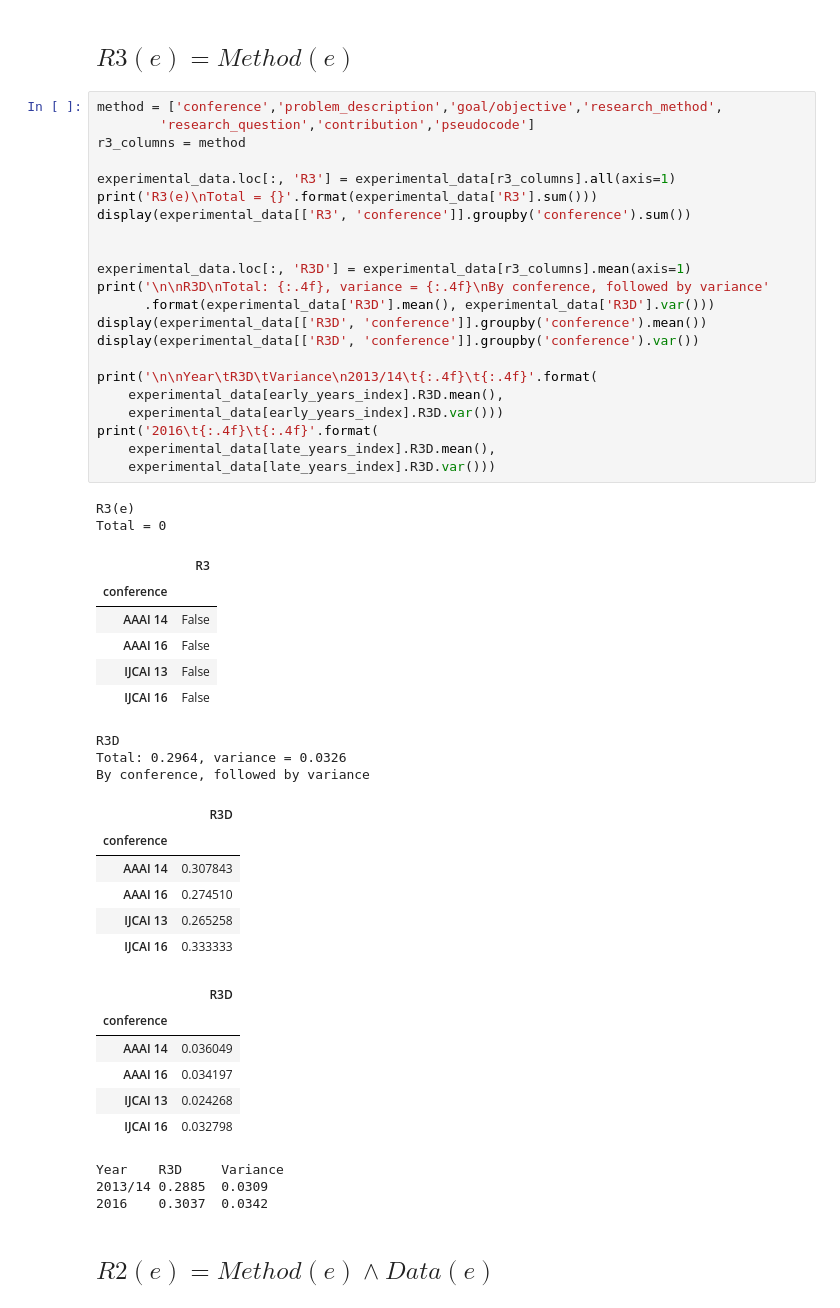
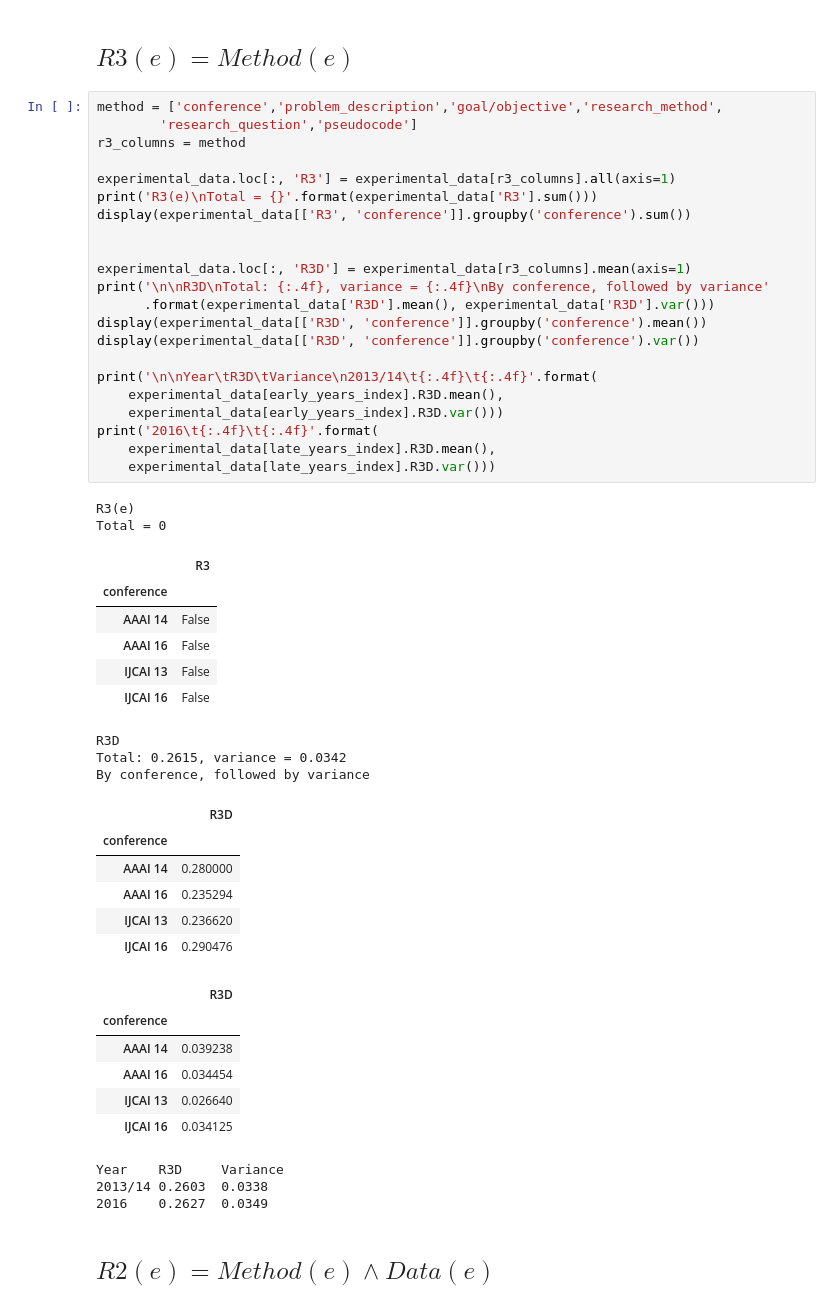
Before and after one commit to aaai2018-paperid-62/aaai2018-paperid-62, a Jupyter notebook: evaluation_analysis.ipynb, the cells around one changed output. Saved outputs shown, nothing was run; the diff lists cells and outputs as text.

Commit message:
Move contribution to misc

```diff
--- a/evaluation_analysis.ipynb
+++ b/evaluation_analysis.ipynb
@@ -87,53 +90,53 @@ late_years_index = (experimental_data.conference == 'AAAI 16') | (experimental_d
 ## $R3(e) = Method(e)$
 # %%
 method = ['conference','problem_description','goal/objective','research_method',
-        'research_question','contribution','pseudocode']
+        'research_question','pseudocode']
 r3_columns = method
 
 experimental_data.loc[:, 'R3'] = experimental_data[r3_columns].all(axis=1)
 print('R3(e)\nTotal = {}'.format(experimental_data['R3'].sum()))
 display(experimental_data[['R3', 'conference']].groupby('conference').sum())
 
 
 experimental_data.loc[:, 'R3D'] = experimental_data[r3_columns].mean(axis=1)
 print('\n\nR3D\nTotal: {:.4f}, variance = {:.4f}\nBy conference, followed by variance'
       .format(experimental_data['R3D'].mean(), experimental_data['R3D'].var()))
 display(experimental_data[['R3D', 'conference']].groupby('conference').mean())
 display(experimental_data[['R3D', 'conference']].groupby('conference').var())
 
 print('\n\nYear\tR3D\tVariance\n2013/14\t{:.4f}\t{:.4f}'.format(
     experimental_data[early_years_index].R3D.mean(),
     experimental_data[early_years_index].R3D.var()))
 print('2016\t{:.4f}\t{:.4f}'.format(
     experimental_data[late_years_index].R3D.mean(),
     experimental_data[late_years_index].R3D.var()))
 # %% [output]
 R3(e)
 Total = 0
 |  | R3 |
 | conference |  |
 | AAAI 14 | False |
 | AAAI 16 | False |
 | IJCAI 13 | False |
 | IJCAI 16 | False |
 R3D
-Total: 0.2964, variance = 0.0326
+Total: 0.2615, variance = 0.0342
 By conference, followed by variance
 |  | R3D |
 | conference |  |
-| AAAI 14 | 0.307843 |
-| AAAI 16 | 0.274510 |
-| IJCAI 13 | 0.265258 |
-| IJCAI 16 | 0.333333 |
+| AAAI 14 | 0.280000 |
+| AAAI 16 | 0.235294 |
+| IJCAI 13 | 0.236620 |
+| IJCAI 16 | 0.290476 |
 |  | R3D |
 | conference |  |
-| AAAI 14 | 0.036049 |
-| AAAI 16 | 0.034197 |
-| IJCAI 13 | 0.024268 |
-| IJCAI 16 | 0.032798 |
+| AAAI 14 | 0.039238 |
+| AAAI 16 | 0.034454 |
+| IJCAI 13 | 0.026640 |
+| IJCAI 16 | 0.034125 |
 Year    R3D     Variance
-2013/14 0.2885  0.0309
-2016    0.3037  0.0342
+2013/14 0.2603  0.0338
+2016    0.2627  0.0349
 # %% [markdown]
 ## $R2(e) = Method(e) \land Data(e)$
 # %%
```
Also changed, not shown: parts of 3 cells of this notebook, 4 other files.
